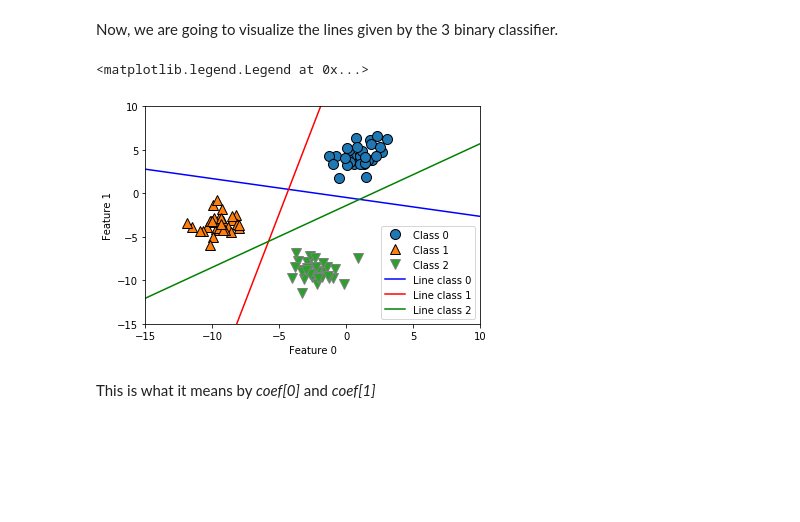
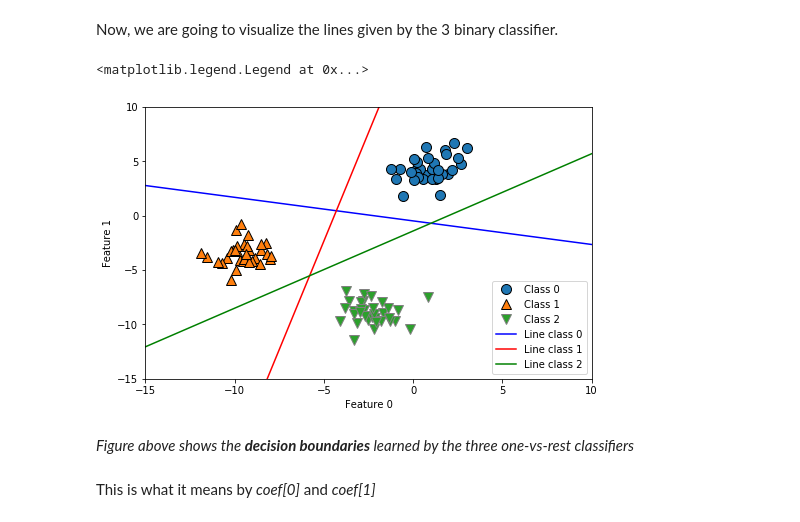
Before and after one commit to abudata/Machine_Learning, a Jupyter notebook: Supervised_Learning_Linear_Models_for_Classification.ipynb, the cells around one changed output. Drawn from its saved outputs; the diff is of its cells as text; code cells hidden in the pictures; blank space fills up the shorter version.

```diff
--- a/Supervised_Learning_Linear_Models_for_Classification.ipynb
+++ b/Supervised_Learning_Linear_Models_for_Classification.ipynb
@@ -186,23 +187,26 @@ The shape of the *coeff_* is (3,2) which means there 3 for 3 classes and 2 for e
 Now, we are going to visualize the lines given by the 3 binary classifier.
 # %%
 import numpy as np
+plt.figure(figsize=(8,5))
 mglearn.discrete_scatter(X[:, 0], X[:,1],y)
 line = np.linspace(-15, 10)
 
 for coef, intercept, color in zip(linear_svm.coef_,
                                    linear_svm.intercept_,
                                    ['b','r','g']):
     plt.plot(line, -(line * coef[0] + intercept) / coef[1], c=color)
 plt.ylim(-15, 10)
 plt.xlim(-15, 10)
 plt.xlabel('Feature 0')
 plt.ylabel('Feature 1')
 plt.legend(['Class 0', 'Class 1', 'Class 2',
            'Line class 0', 'Line class 1',
            'Line class 2'], loc='best')
 # %% [output]
 <matplotlib.legend.Legend at 0x...>
-[figure, old version]
+[figure, new version]
+# %% [markdown]
+*Figure above shows the **decision boundaries** learned by the three one-vs-rest classifiers*
 # %% [markdown]
 This is what it means by *coef[0]* and *coef[1]*
 # %%
```
Also changed, not shown: parts of 7 cells of this notebook.
